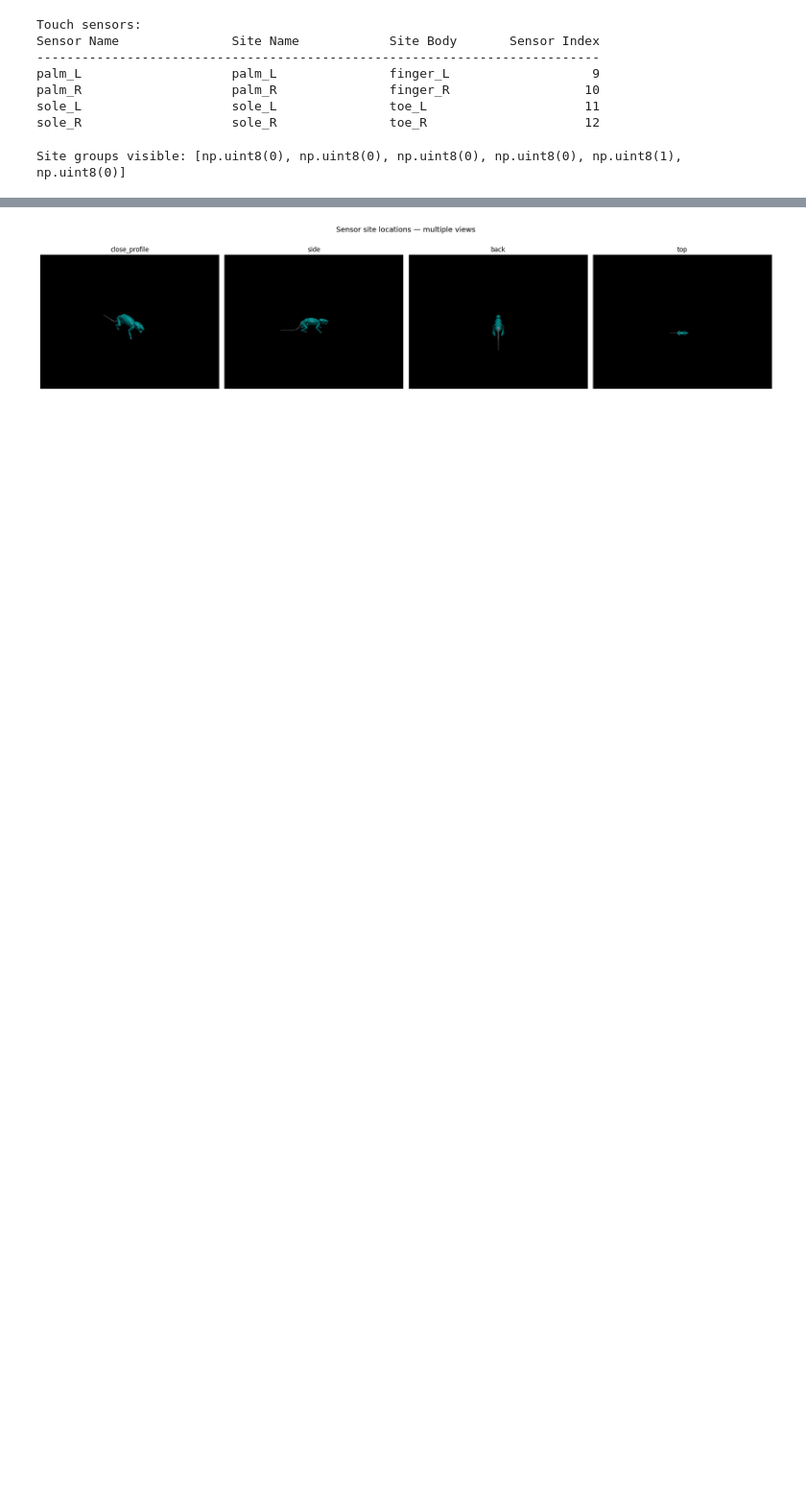
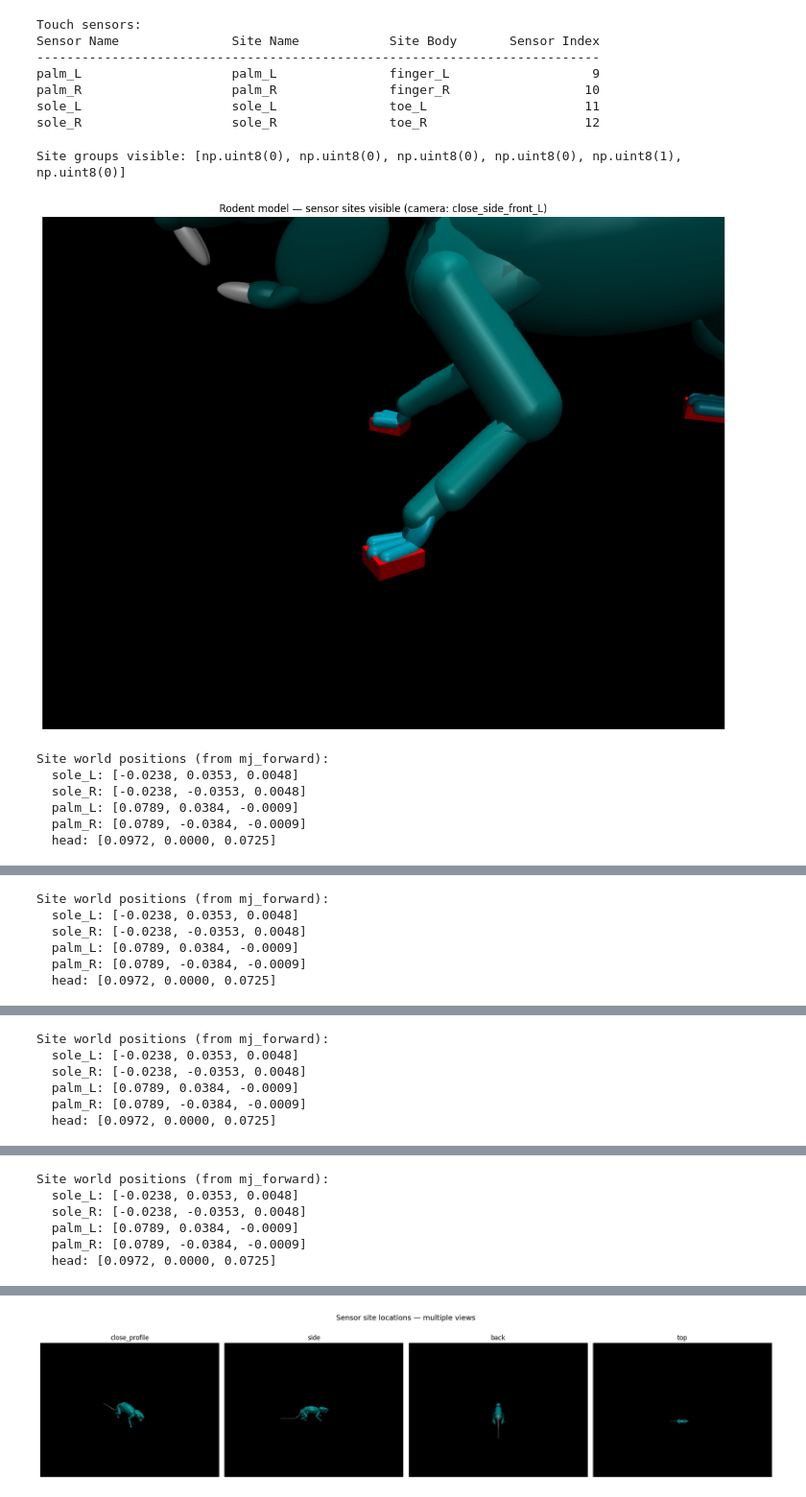
Before and after one commit to asirbu77/SCAMPER, a Jupyter notebook: notebooks/visualize_sensor_sites.ipynb, the cells around one changed output, grey strips where cells are left out. Shown at 96% size. Cells and saved outputs as stored; diff of their text form; code cells hidden in the pictures; blank space fills up the shorter version.

```diff
--- a/notebooks/visualize_sensor_sites.ipynb
+++ b/notebooks/visualize_sensor_sites.ipynb
@@ -136,3 +133,36 @@ scene_option.sitegroup[:] = [0, 0, 0, 0, 1, 0]  # Only show group 4 (sensors)
 print("Site groups visible:", list(scene_option.sitegroup))
 # %% [output]
 Site groups visible: [np.uint8(0), np.uint8(0), np.uint8(0), np.uint8(0), np.uint8(1), np.uint8(0)]
+# %%
+for cam in CAMERA_NAMES:
+    # Render a single frame
+    renderer = mujoco.Renderer(model, height=RENDER_HEIGHT, width=RENDER_WIDTH)
+
+    # Forward kinematics to compute positions
+    mujoco.mj_forward(model, data)
+
+    # Update scene with site visualization enabled
+    renderer.update_scene(data, camera=cam, scene_option=scene_option)
+    frame = renderer.render()
+
+    fig, ax = plt.subplots(figsize=(12, 9))
+    ax.imshow(frame)
+    ax.set_title(f"Rodent model — sensor sites visible (camera: {cam})")
+    ax.axis("off")
+    plt.tight_layout()
+    plt.show()
+
+    print(f"\nSite world positions (from mj_forward):")
+    for name in ["sole_L", "sole_R", "palm_L", "palm_R", "head"]:
+        site_id = mujoco.mj_name2id(model, mujoco.mjtObj.mjOBJ_SITE, name)
+        if site_id >= 0:
+            pos = data.site_xpos[site_id]
+            print(f"  {name}: [{pos[0]:.4f}, {pos[1]:.4f}, {pos[2]:.4f}]")
+# %% [output]
+[figure, added]
+Site world positions (from mj_forward):
+  sole_L: [-0.0238, 0.0353, 0.0048]
+  sole_R: [-0.0238, -0.0353, 0.0048]
+  palm_L: [0.0789, 0.0384, -0.0009]
+  palm_R: [0.0789, -0.0384, -0.0009]
+  head: [0.0972, 0.0000, 0.0725]
@@ -138,0 +170,6 @@ Site groups visible: [np.uint8(0), np.uint8(0), np.uint8(0), np.uint8(0), np.uin
+Site world positions (from mj_forward):
+  sole_L: [-0.0238, 0.0353, 0.0048]
+  sole_R: [-0.0238, -0.0353, 0.0048]
+  palm_L: [0.0789, 0.0384, -0.0009]
+  palm_R: [0.0789, -0.0384, -0.0009]
+  head: [0.0972, 0.0000, 0.0725]
@@ -138,0 +177,6 @@ Site groups visible: [np.uint8(0), np.uint8(0), np.uint8(0), np.uint8(0), np.uin
+Site world positions (from mj_forward):
+  sole_L: [-0.0238, 0.0353, 0.0048]
+  sole_R: [-0.0238, -0.0353, 0.0048]
+  palm_L: [0.0789, 0.0384, -0.0009]
+  palm_R: [0.0789, -0.0384, -0.0009]
+  head: [0.0972, 0.0000, 0.0725]
@@ -139,3 +184,9 @@ Site groups visible: [np.uint8(0), np.uint8(0), np.uint8(0), np.uint8(0), np.uin
+Site world positions (from mj_forward):
+  sole_L: [-0.0238, 0.0353, 0.0048]
+  sole_R: [-0.0238, -0.0353, 0.0048]
+  palm_L: [0.0789, 0.0384, -0.0009]
+  palm_R: [0.0789, -0.0384, -0.0009]
+  head: [0.0972, 0.0000, 0.0725]
 # %%
 for cam in CAMERA_NAMES:
     # Render a single frame
```
Also changed, not shown: parts of 8 cells of this notebook, 2 other files.
